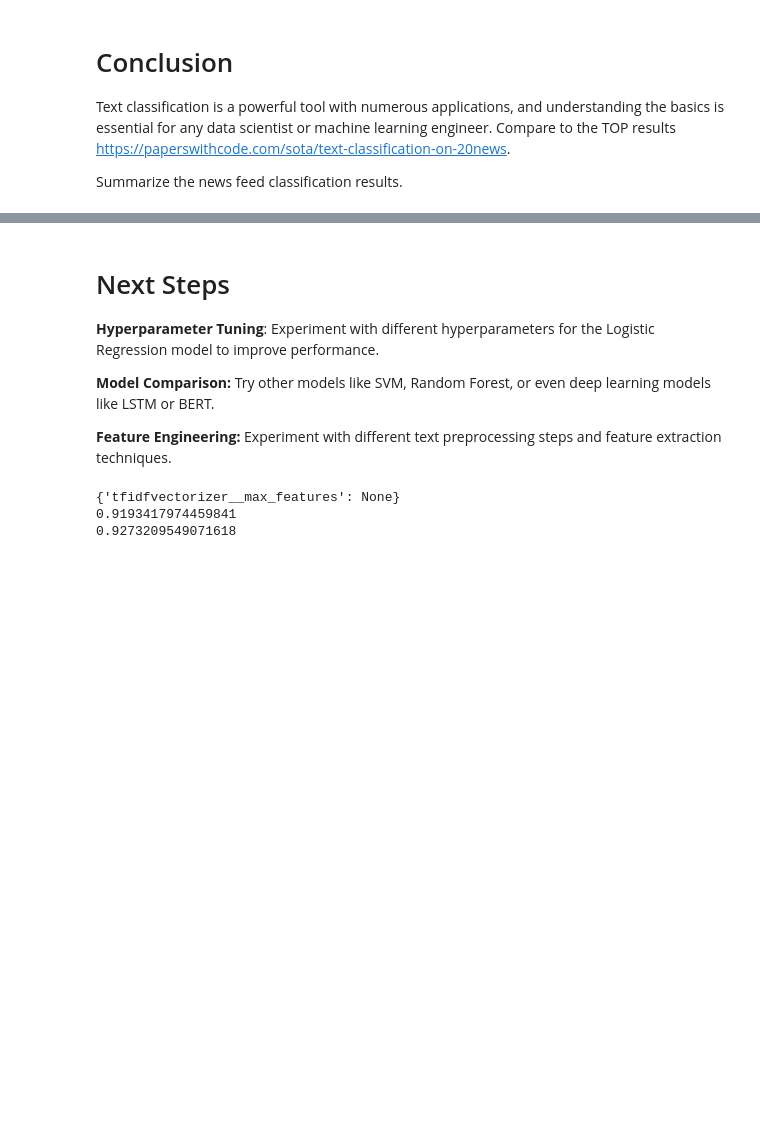
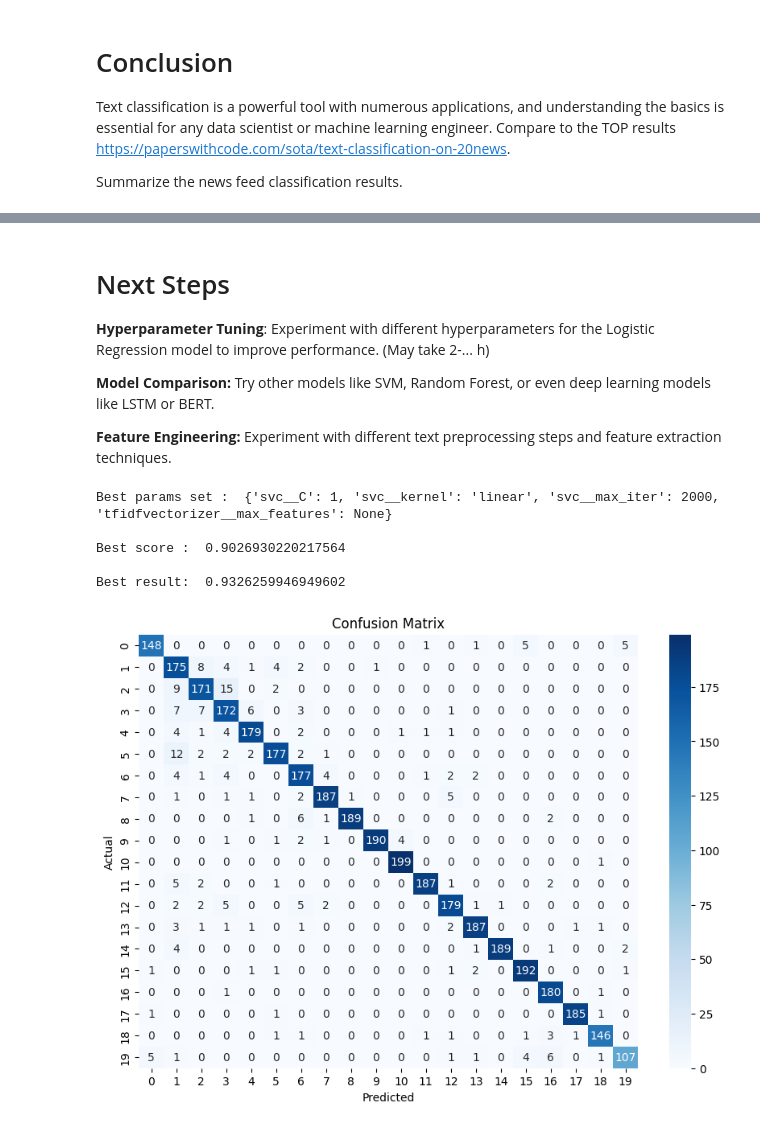
Before and after one commit to encoras/Artificial-Intelligence-Group, a Jupyter notebook: Sixth_homework.ipynb, the cells around one changed output, grey strips where cells are left out. Drawn from its saved outputs; the diff is of its cells as text; code cells hidden in the pictures; blank space fills up the shorter version.

```diff
--- a/Sixth_homework.ipynb
+++ b/Sixth_homework.ipynb
@@ -450,7 +495,7 @@ TF-IDF-data classifier accuracy =  0.8962864721485411
 # %% [markdown]
 # Next Steps
 
-**Hyperparameter Tuning**: Experiment with different hyperparameters for the Logistic Regression model to improve performance.
+**Hyperparameter Tuning**: Experiment with different hyperparameters for the Logistic Regression model to improve performance. (May take 2-... h)
 
 **Model Comparison:** Try other models like SVM, Random Forest, or even deep learning models like LSTM or BERT.
 
@@ -465,23 +510,40 @@ from sklearn.pipeline import make_pipeline
 pipe = make_pipeline(TfidfVectorizer(
                                     stop_words='english',
                                     strip_accents='unicode',
-                                    token_pattern=r'\w{2,}', #accept tokens that have 1 or more characters
+                                    token_pattern=r'\w{2,}', #accept tokens that have 2 or more characters
                                     analyzer='word',
-                                    ngram_range=(1, 3)
+                                    ngram_range=(1, 3) # https://www.nlplanet.org/course-practical-nlp/01-intro-to-nlp/04-n-grams
                                     ),
-                     svm.SVC(kernel='linear', C=1, max_iter=1000))
+                     svm.SVC(kernel='linear', C=1, max_iter=100))
 param_grid = {'tfidfvectorizer__max_features': [None],
               #'tfidfvectorizer__ngram_range': [(1, 1), (1, 2), (1, 3)],
+              'svc__max_iter': [2000],
+              'svc__C': [1],
+              'svc__kernel': ['linear']
 
 
              }
-grid = GridSearchCV(pipe, param_grid, cv=3)
+grid = GridSearchCV(pipe, param_grid, cv=2)
 
 grid.fit(X_train, y_train)
-print(grid.best_params_)
-print(grid.best_score_)
-print(grid.score(X_test,y_test))
+y_pred=grid.predict(X_test)
+
+print('\nBest params set : ', grid.best_params_)
+print('\nBest score : ', grid.best_score_)
+print('\nBest result: ', grid.score(X_test,y_test))
 # %% [output]
-{'tfidfvectorizer__max_features': None}
-0.9193417974459841
-0.9273209549071618
+Best params set :  {'svc__C': 1, 'svc__kernel': 'linear', 'svc__max_iter': 2000, 'tfidfvectorizer__max_features': None}
+
+Best score :  0.9026930220217564
+
+Best result:  0.9326259946949602
+# %%
+# Confusion matrix visualization
+plt.figure(figsize=(10, 7))
+sns.heatmap(confusion_matrix(y_test, y_pred), annot=True, fmt='d', cmap='Blues')
+plt.xlabel('Predicted')
+plt.ylabel('Actual')
+plt.title('Confusion Matrix')
+plt.show()
+# %% [output]
+[figure, added]
```
Also changed, not shown: parts of 23 cells of this notebook.
